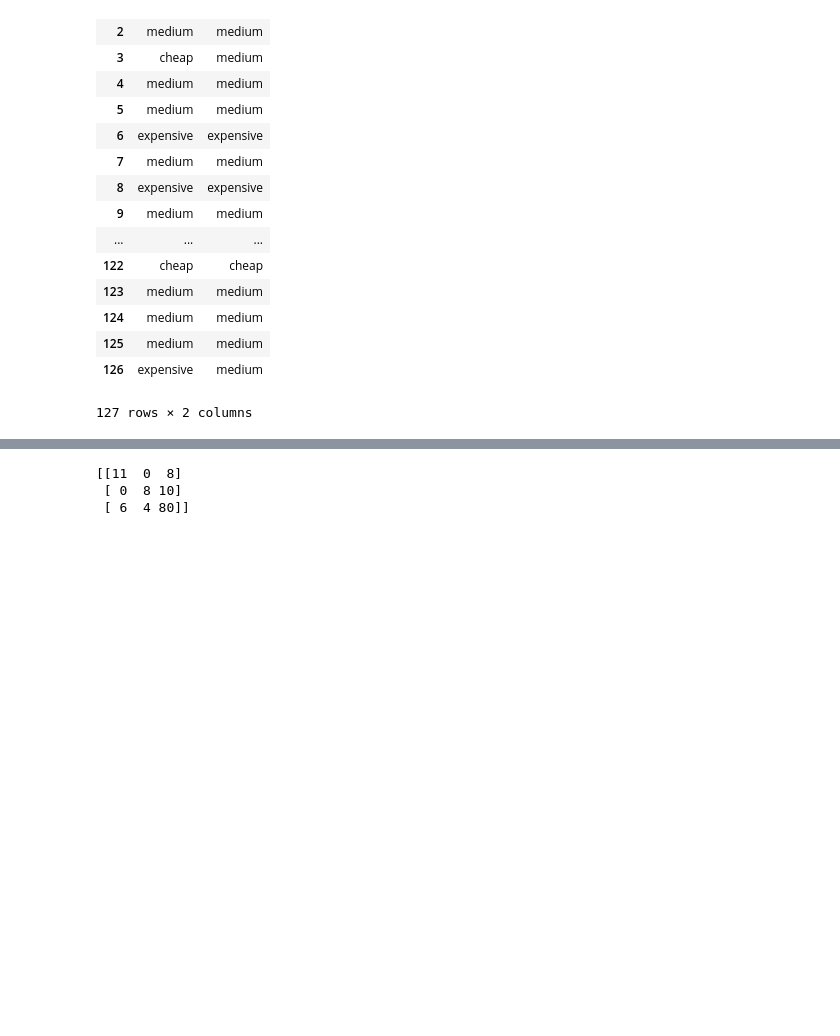
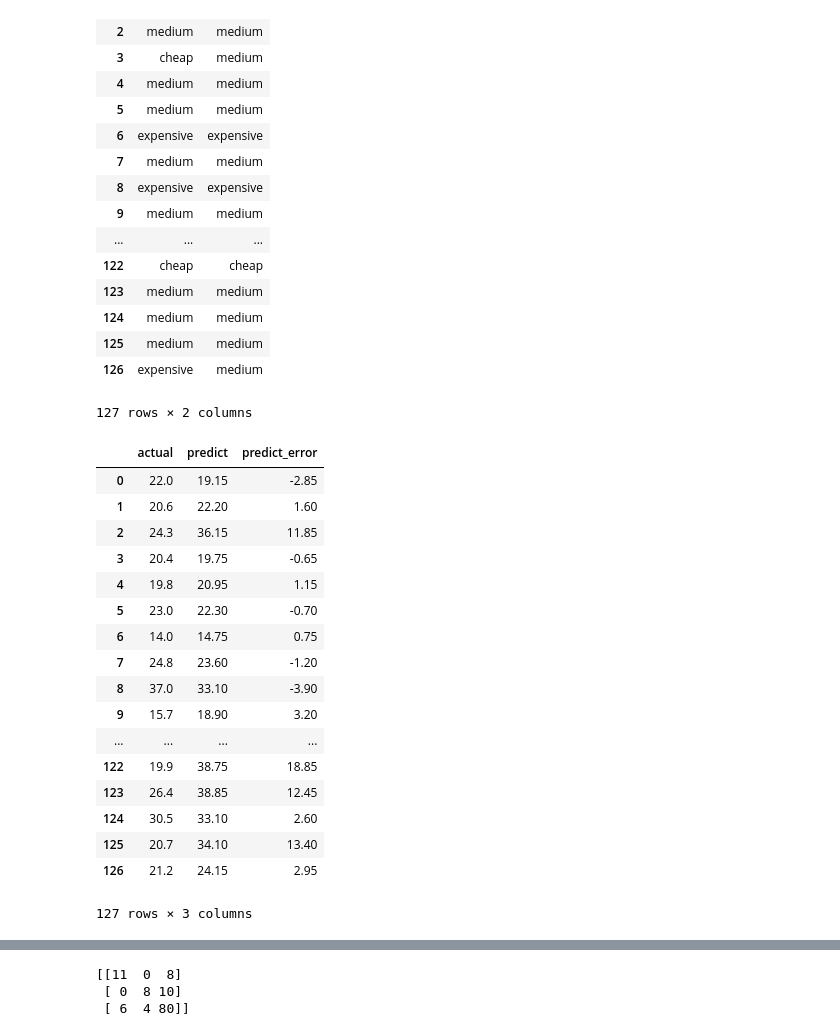
Before and after one commit to yennanliu/analysis, a Jupyter notebook: Boston_Housing_Data_analysis.ipynb, the cells around one changed output, grey strips where cells are left out. Cells and saved outputs as stored; diff of their text form; code cells hidden in the pictures; blank space fills up the shorter version.

```diff
--- a/Boston_Housing_Data_analysis.ipynb
+++ b/Boston_Housing_Data_analysis.ipynb
@@ -348,3 +322,37 @@ pd.DataFrame({'predict':knn.predict(X_test),'actual':y_test})
 | 125 | medium | medium |
 | 126 | expensive | medium |
 127 rows × 2 columns
+# %%
+# KNN  Neigh
+
+
+X = df[['CRIM', 'ZN', 'INDUS', 'CHAS', 'NOX', 'RM', 'AGE', 'DIS', 'RAD', 'TAX',
+       'PTRATIO', 'B', 'LSTAT']]
+Y = np.asarray(df['target'])
+
+
+X_train, X_test, y_train, y_test = train_test_split(X, Y, test_size=.25)
+
+neigh = KNeighborsRegressor(n_neighbors=2)
+neigh.fit(X_train, y_train)
+
+pd.DataFrame({'predict':neigh.predict(X_test), 'actual':y_test, 'predict_error':neigh.predict(X_test)-y_test})
+# %% [output]
+|  | actual | predict | predict_error |
+| 0 | 22.0 | 19.15 | -2.85 |
+| 1 | 20.6 | 22.20 | 1.60 |
+| 2 | 24.3 | 36.15 | 11.85 |
+| 3 | 20.4 | 19.75 | -0.65 |
+| 4 | 19.8 | 20.95 | 1.15 |
+| 5 | 23.0 | 22.30 | -0.70 |
+| 6 | 14.0 | 14.75 | 0.75 |
+| 7 | 24.8 | 23.60 | -1.20 |
+| 8 | 37.0 | 33.10 | -3.90 |
+| 9 | 15.7 | 18.90 | 3.20 |
+| ... | ... | ... | ... |
+| 122 | 19.9 | 38.75 | 18.85 |
+| 123 | 26.4 | 38.85 | 12.45 |
+| 124 | 30.5 | 33.10 | 2.60 |
+| 125 | 20.7 | 34.10 | 13.40 |
+| 126 | 21.2 | 24.15 | 2.95 |
+127 rows × 3 columns
```
Also changed, not shown: parts of 11 cells of this notebook.
